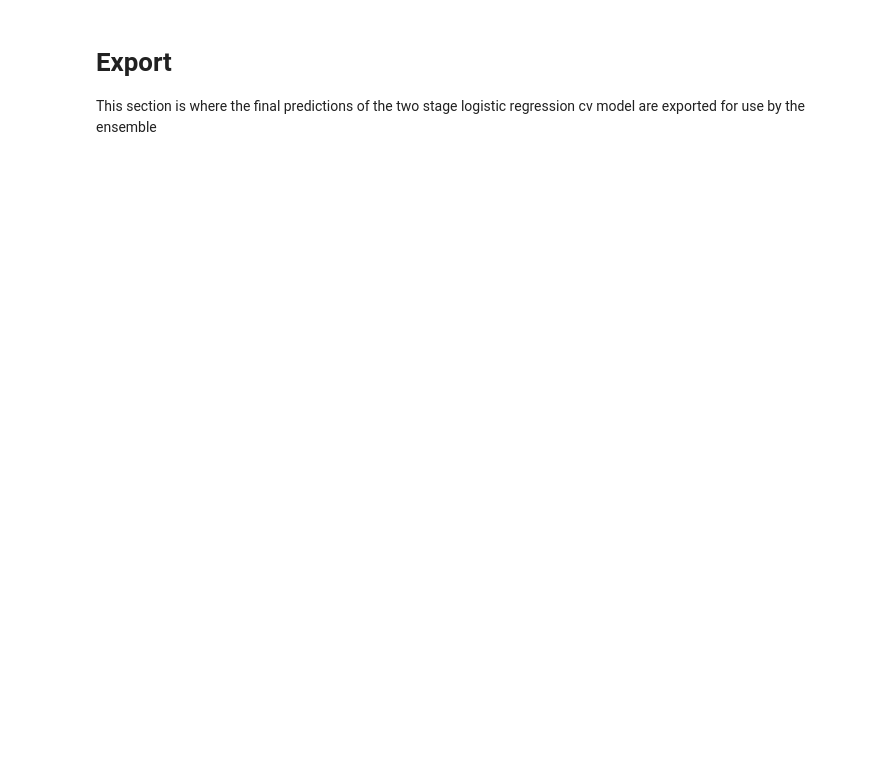
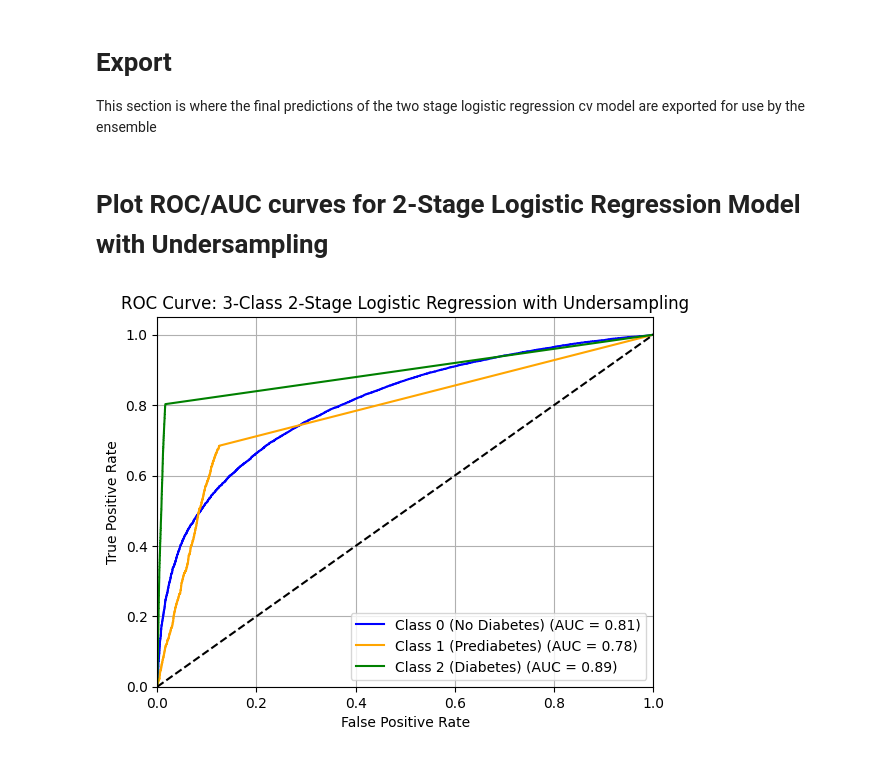
Before and after one commit to YaroslawBagriy/DiabetesRiskClassifier, a Jupyter notebook: notebooks_undersampling/02_logistic_regression_modeling.ipynb, the cells around one changed output. Cells and saved outputs as stored; diff of their text form; code cells hidden in the pictures; blank space fills up the shorter version.

```diff
--- a/notebooks_undersampling/02_logistic_regression_modeling.ipynb
+++ b/notebooks_undersampling/02_logistic_regression_modeling.ipynb
@@ -127,3 +130,61 @@ This section is where the final predictions of the two stage logistic regression
 # Save test data to be later used in the ensemble voting
 os.makedirs("results", exist_ok=True)
 np.save("results/y_pred_lr.npy", y_pred_final)
+# %% [markdown]
+# Plot ROC/AUC curves for 2-Stage Logistic Regression Model with Undersampling
+# %%
+# Step 1: Get predicted probabilities from first stage (binary)
+prob_first_stage = first_model.predict_proba(X_test)[:, 1]  # Probability of class 1 (diabetic)
+
+# Step 2: Get predicted probabilities from second stage (1 vs 2)
+# Only for samples predicted as diabetic
+prob_second_stage = second_model.predict_proba(X_test_diabetes)
+
+# Initialize full probability matrix for classes 0, 1, 2
+# Shape: (n_samples, 3)
+y_score = np.zeros((len(X_test), 3))
+
+# Class 0 probability = 1 - prob_first_stage
+y_score[:, 0] = 1 - prob_first_stage
+
+# For predicted diabetic samples (class 1 or 2)
+# Map them back to full test set
+for i, global_idx in enumerate(test_diabetes):
+    prob_1 = prob_second_stage[i, 0]  # Class 1
+    prob_2 = prob_second_stage[i, 1]  # Class 2
+    diabetes_prob = prob_first_stage[X_test.index.get_loc(global_idx)]
+
+    y_score[X_test.index.get_loc(global_idx), 1] = diabetes_prob * prob_1
+    y_score[X_test.index.get_loc(global_idx), 2] = diabetes_prob * prob_2
+
+# Binarize y_test for ROC curve
+y_test_bin = label_binarize(y_test_full, classes=[0, 1, 2])
+
+# Step 4: Compute ROC curve and AUC for each class
+fpr = dict()
+tpr = dict()
+roc_auc = dict()
+for i in range(3):
+    fpr[i], tpr[i], _ = roc_curve(y_test_bin[:, i], y_score[:, i])
+    roc_auc[i] = auc(fpr[i], tpr[i])
+
+# Plot all ROC curves
+plt.figure()
+colors = ['blue', 'orange', 'green']
+labels = ['Class 0 (No Diabetes)', 'Class 1 (Prediabetes)', 'Class 2 (Diabetes)']
+
+for i in range(3):
+    plt.plot(fpr[i], tpr[i], color=colors[i],
+             label=f'{labels[i]} (AUC = {roc_auc[i]:.2f})')
+
+plt.plot([0, 1], [0, 1], 'k--')
+plt.xlim([0.0, 1.0])
+plt.ylim([0.0, 1.05])
+plt.xlabel('False Positive Rate')
+plt.ylabel('True Positive Rate')
+plt.title('ROC Curve: 3-Class 2-Stage Logistic Regression with Undersampling')
+plt.legend(loc="lower right")
+plt.grid(True)
+plt.show()
+# %% [output]
+[figure, added]
```
Also changed, not shown: parts of 2 cells of this notebook, 3 other files.
